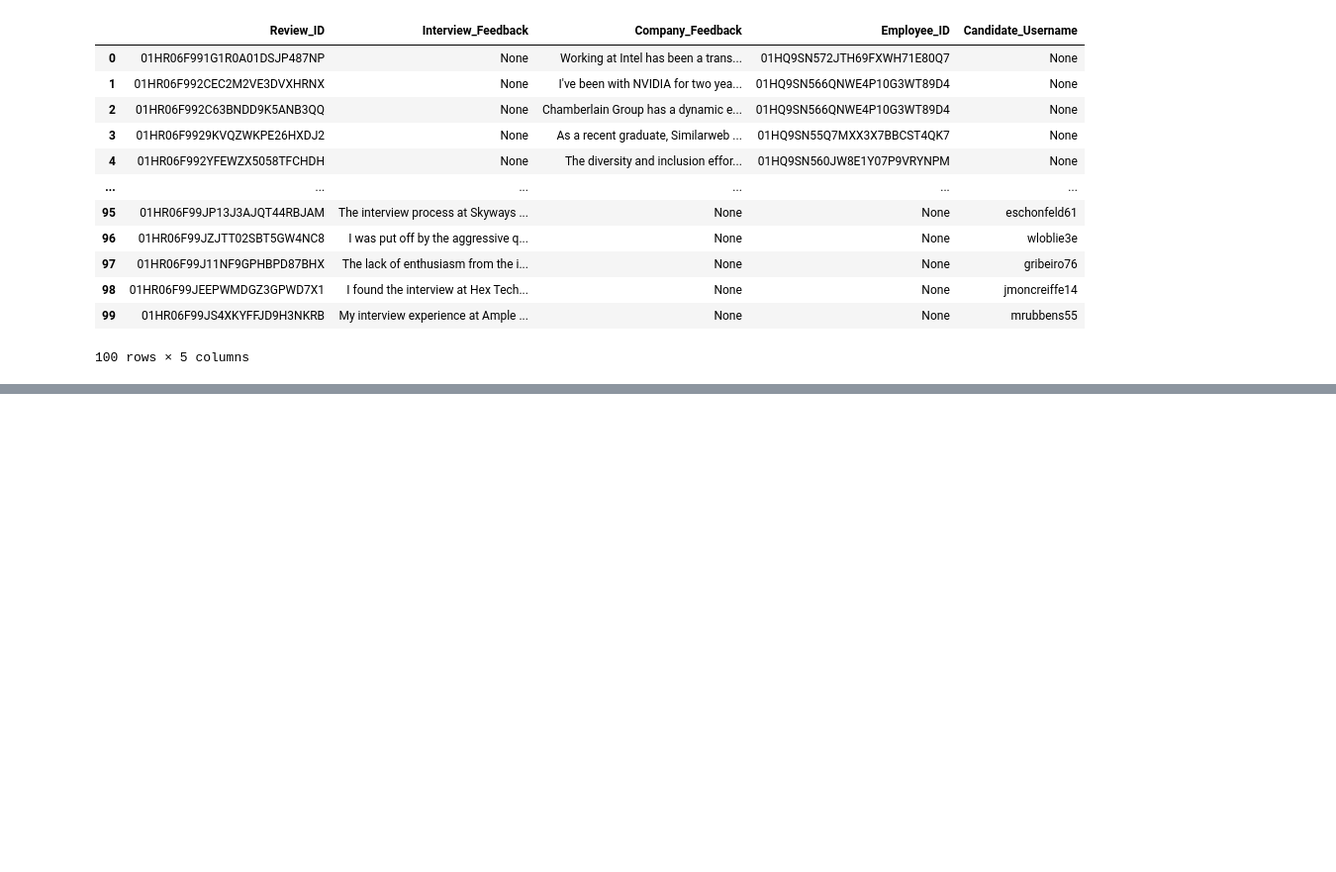
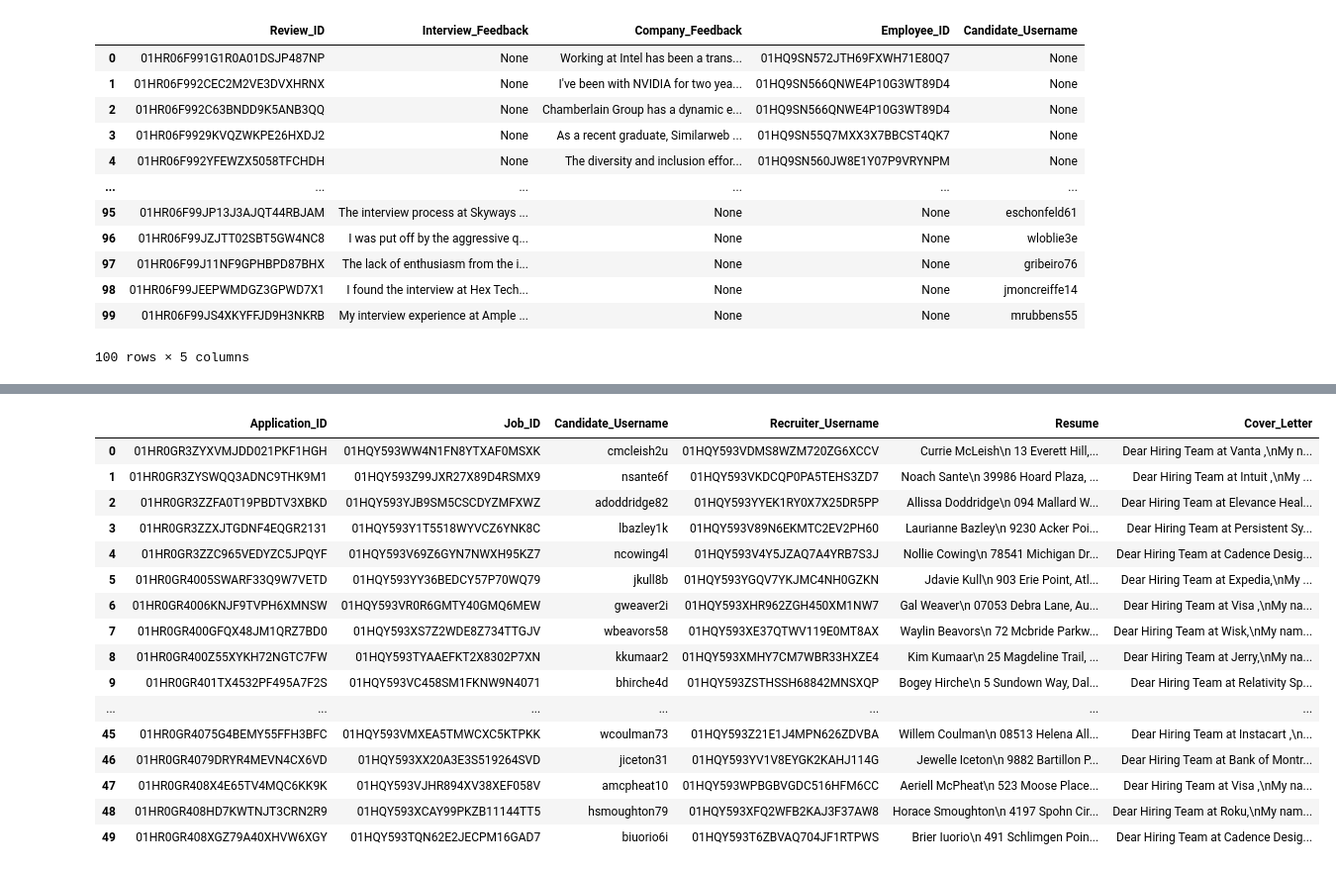
Before and after one commit to vbainwala/TalentTrove, a Jupyter notebook: make_data.ipynb, the cells around one changed output, grey strips where cells are left out. Shown at 99% size. Cells and saved outputs as stored; diff of their text form; code cells hidden in the pictures; blank space fills up the shorter version.

```diff
--- a/make_data.ipynb
+++ b/make_data.ipynb
@@ -1220,0 +1299,38 @@ review_df.to_csv('data/Review.csv', index=False)
+# %%
+# Make default cover letter that's tailored to each application and the company
+cover_letter_body = (f"Dear Hiring Team,"
+                f"Lorem ipsum dolor sit amet, consectetur adipiscing elit, sed do eiusmod tempor incididunt ut labore et dolore magna aliqua. Ut enim ad minim veniam, quis nostrud exercitation ullamco laboris nisi ut aliquip ex ea commodo consequat. Duis aute irure dolor in reprehenderit in voluptate velit esse cillum dolore eu fugiat nulla pariatur. Excepteur sint occaecat cupidatat non proident, sunt in culpa qui officia deserunt mollit anim id est laborum."
+                f"Lorem ipsum dolor sit amet, consectetur adipiscing elit, sed do eiusmod tempor incididunt ut labore et dolore magna aliqua. Ut enim ad minim veniam, quis nostrud exercitation ullamco laboris nisi ut aliquip ex ea commodo consequat. Duis aute irure dolor in reprehenderit in voluptate velit esse cillum dolore eu fugiat nulla pariatur. Excepteur sint occaecat cupidatat non proident, sunt in culpa qui officia deserunt mollit anim id est laborum."
+                f"Lorem ipsum dolor sit amet, consectetur adipiscing elit, sed do eiusmod tempor incididunt ut labore et dolore magna aliqua. Ut enim ad minim veniam, quis nostrud exercitation ullamco laboris nisi ut aliquip ex ea commodo consequat. Duis aute irure dolor in reprehenderit in voluptate velit esse cillum dolore eu fugiat nulla pariatur. Excepteur sint occaecat cupidatat non proident, sunt in culpa qui officia deserunt mollit anim id est laborum.")
+
+def create_cover_letter(row):
+    candidate_info = candidate_df.loc[candidate_df['Username'] == row['Candidate_Username']].iloc[0]
+    company_name = company_df.loc[company_df['Company_ID'] == job_posting_df.loc[job_posting_df['Job_ID'] == row['Job_ID'], 'Company_ID'].iloc[0], 'Name'].iloc[0]
+    position = job_posting_df.loc[job_posting_df['Job_ID'] == job_posting_df.loc[job_posting_df['Job_ID'] == row['Job_ID'], 'Job_ID'].iloc[0], 'Job_Title'].iloc[0]
+
+    return (f"Dear Hiring Team at {company_name},\n"
+            f"My name is {candidate_info['Name']} and I reside at {candidate_info['Address']}. I am writing to express my interest in the {position} position advertised.\n"
+            f"{cover_letter_body}\n"
+            f"Best regards,\n"
+            f"{candidate_info['Name']}")
+
+application_df['Cover_Letter'] = application_df.apply(create_cover_letter, axis=1)
+application_df
+# %% [output]
+|  | Application_ID | Job_ID | Candidate_Username | Recruiter_Username | Resume | Cover_Letter |
+| 0 | 01HR0GR3ZYXVMJDD021PKF1HGH | 01HQY593WW4N1FN8YTXAF0MSXK | cmcleish2u | 01HQY593VDMS8WZM720ZG6XCCV | Currie McLeish\n 13 Everett Hill,... | Dear Hiring Team at Vanta ,\nMy n... |
+| 1 | 01HR0GR3ZYSWQQ3ADNC9THK9M1 | 01HQY593Z99JXR27X89D4RSMX9 | nsante6f | 01HQY593VKDCQP0PA5TEHS3ZD7 | Noach Sante\n 39986 Hoard Plaza, ... | Dear Hiring Team at Intuit ,\nMy ... |
+| 2 | 01HR0GR3ZZFA0T19PBDTV3XBKD | 01HQY593YJB9SM5CSCDYZMFXWZ | adoddridge82 | 01HQY593YYEK1RY0X7X25DR5PP | Allissa Doddridge\n 094 Mallard W... | Dear Hiring Team at Elevance Heal... |
+| 3 | 01HR0GR3ZZXJTGDNF4EQGR2131 | 01HQY593Y1T5518WYVCZ6YNK8C | lbazley1k | 01HQY593V89N6EKMTC2EV2PH60 | Laurianne Bazley\n 9230 Acker Poi... | Dear Hiring Team at Persistent Sy... |
+| 4 | 01HR0GR3ZZC965VEDYZC5JPQYF | 01HQY593V69Z6GYN7NWXH95KZ7 | ncowing4l | 01HQY593V4Y5JZAQ7A4YRB7S3J | Nollie Cowing\n 78541 Michigan Dr... | Dear Hiring Team at Cadence Desig... |
+| 5 | 01HR0GR4005SWARF33Q9W7VETD | 01HQY593YY36BEDCY57P70WQ79 | jkull8b | 01HQY593YGQV7YKJMC4NH0GZKN | Jdavie Kull\n 903 Erie Point, Atl... | Dear Hiring Team at Expedia,\nMy ... |
+| 6 | 01HR0GR4006KNJF9TVPH6XMNSW | 01HQY593VR0R6GMTY40GMQ6MEW | gweaver2i | 01HQY593XHR962ZGH450XM1NW7 | Gal Weaver\n 07053 Debra Lane, Au... | Dear Hiring Team at Visa ,\nMy na... |
+| 7 | 01HR0GR400GFQX48JM1QRZ7BD0 | 01HQY593XS7Z2WDE8Z734TTGJV | wbeavors58 | 01HQY593XE37QTWV119E0MT8AX | Waylin Beavors\n 72 Mcbride Parkw... | Dear Hiring Team at Wisk,\nMy nam... |
+| 8 | 01HR0GR400Z55XYKH72NGTC7FW | 01HQY593TYAAEFKT2X8302P7XN | kkumaar2 | 01HQY593XMHY7CM7WBR33HXZE4 | Kim Kumaar\n 25 Magdeline Trail, ... | Dear Hiring Team at Jerry,\nMy na... |
+| 9 | 01HR0GR401TX4532PF495A7F2S | 01HQY593VC458SM1FKNW9N4071 | bhirche4d | 01HQY593ZSTHSSH68842MNSXQP | Bogey Hirche\n 5 Sundown Way, Dal... | Dear Hiring Team at Relativity Sp... |
+| ... | ... | ... | ... | ... | ... | ... |
+| 45 | 01HR0GR4075G4BEMY55FFH3BFC | 01HQY593VMXEA5TMWCXC5KTPKK | wcoulman73 | 01HQY593Z21E1J4MPN626ZDVBA | Willem Coulman\n 08513 Helena All... | Dear Hiring Team at Instacart ,\n... |
+| 46 | 01HR0GR4079DRYR4MEVN4CX6VD | 01HQY593XX20A3E3S519264SVD | jiceton31 | 01HQY593YV1V8EYGK2KAHJ114G | Jewelle Iceton\n 9882 Bartillon P... | Dear Hiring Team at Bank of Montr... |
+| 47 | 01HR0GR408X4E65TV4MQC6KK9K | 01HQY593VJHR894XV38XEF058V | amcpheat10 | 01HQY593WPBGBVGDC516HFM6CC | Aeriell McPheat\n 523 Moose Place... | Dear Hiring Team at Visa ,\nMy na... |
+| 48 | 01HR0GR408HD7KWTNJT3CRN2R9 | 01HQY593XCAY99PKZB11144TT5 | hsmoughton79 | 01HQY593XFQ2WFB2KAJ3F37AW8 | Horace Smoughton\n 4197 Spohn Cir... | Dear Hiring Team at Roku,\nMy nam... |
+| 49 | 01HR0GR408XGZ79A40XHVW6XGY | 01HQY593TQN62E2JECPM16GAD7 | biuorio6i | 01HQY593T6ZBVAQ704JF1RTPWS | Brier Iuorio\n 491 Schlimgen Poin... | Dear Hiring Team at Cadence Desig... |
```
Also changed, not shown: parts of 6 cells of this notebook, 2 other files.
